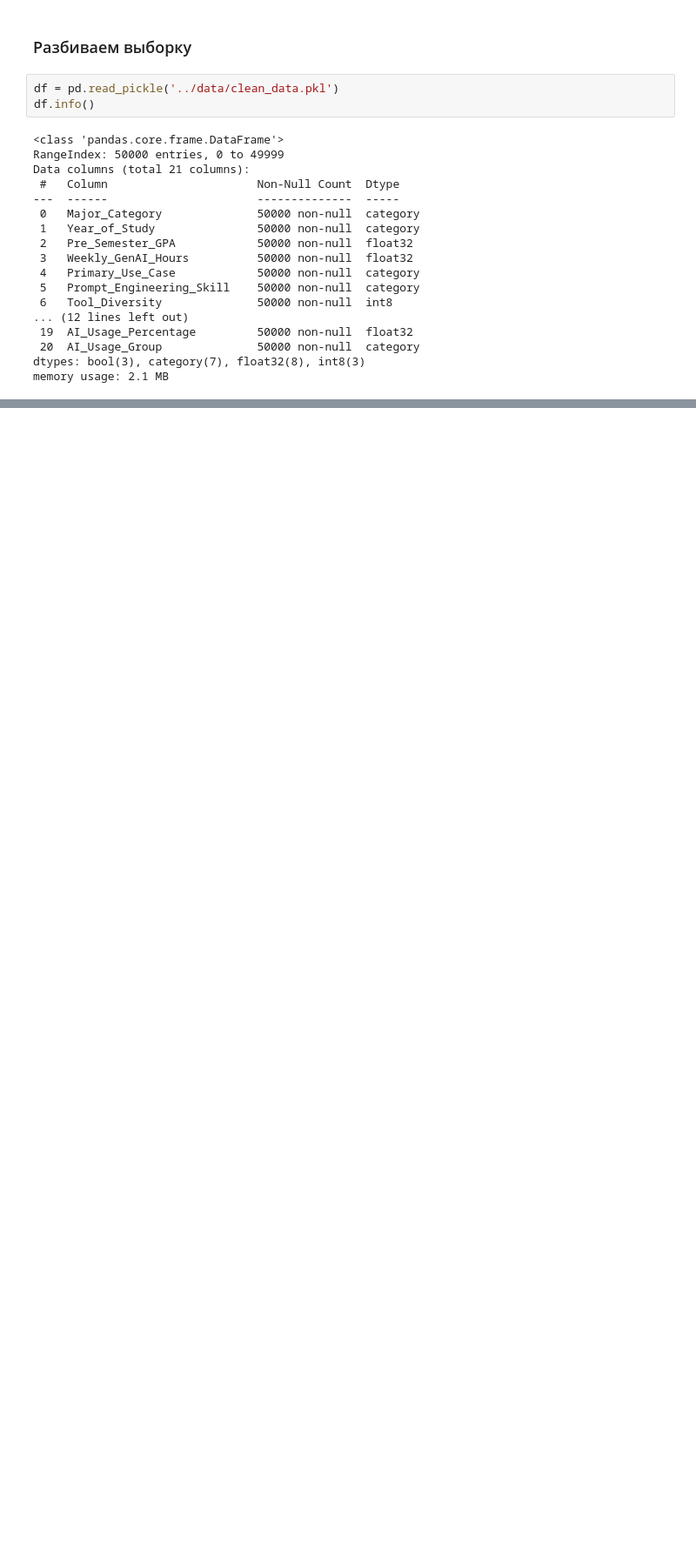
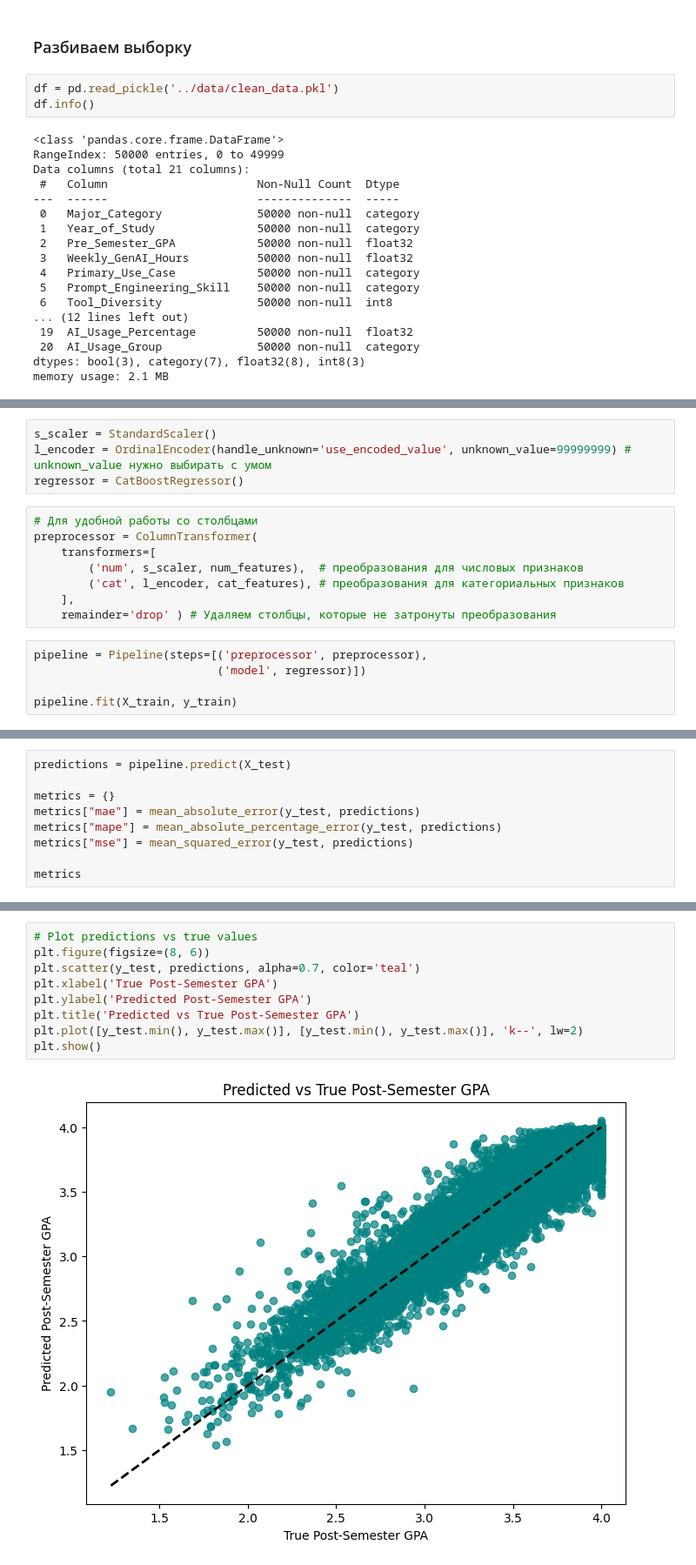
Before and after one commit to EngoyanSY/my_proj, a Jupyter notebook: research/research.ipynb, the cells around one changed output, grey strips where cells are left out. Shown at 87% size. Drawn from its saved outputs; the diff is of its cells as text; blank space fills up the shorter version.

Commit message:
Попытка в Post_Semester_GPA

```diff
--- a/research/research.ipynb
+++ b/research/research.ipynb
@@ -111,0 +87,17 @@ TargetEncoder()
+# %%
+s_scaler = StandardScaler()
+l_encoder = OrdinalEncoder(handle_unknown='use_encoded_value', unknown_value=99999999) # unknown_value нужно выбирать с умом
+regressor = CatBoostRegressor()
+# %%
+# Для удобной работы со столбцами
+preprocessor = ColumnTransformer(
+    transformers=[
+        ('num', s_scaler, num_features),  # преобразования для числовых признаков
+        ('cat', l_encoder, cat_features), # преобразования для категориальных признаков
+    ],
+    remainder='drop' ) # Удаляем столбцы, которые не затронуты преобразования
+# %%
+pipeline = Pipeline(steps=[('preprocessor', preprocessor),
+                           ('model', regressor)])
+
+pipeline.fit(X_train, y_train)
@@ -111,0 +154,9 @@ TargetEncoder()
+# %%
+predictions = pipeline.predict(X_test)
+
+metrics = {}
+metrics["mae"] = mean_absolute_error(y_test, predictions)
+metrics["mape"] = mean_absolute_percentage_error(y_test, predictions)
+metrics["mse"] = mean_squared_error(y_test, predictions)
+
+metrics
@@ -111,0 +175,11 @@ TargetEncoder()
+# %%
+# Plot predictions vs true values
+plt.figure(figsize=(8, 6))
+plt.scatter(y_test, predictions, alpha=0.7, color='teal')
+plt.xlabel('True Post-Semester GPA')
+plt.ylabel('Predicted Post-Semester GPA')
+plt.title('Predicted vs True Post-Semester GPA')
+plt.plot([y_test.min(), y_test.max()], [y_test.min(), y_test.max()], 'k--', lw=2)
+plt.show()
+# %% [output]
+[figure, added]
```
Also changed, not shown: parts of 14 cells of this notebook.
